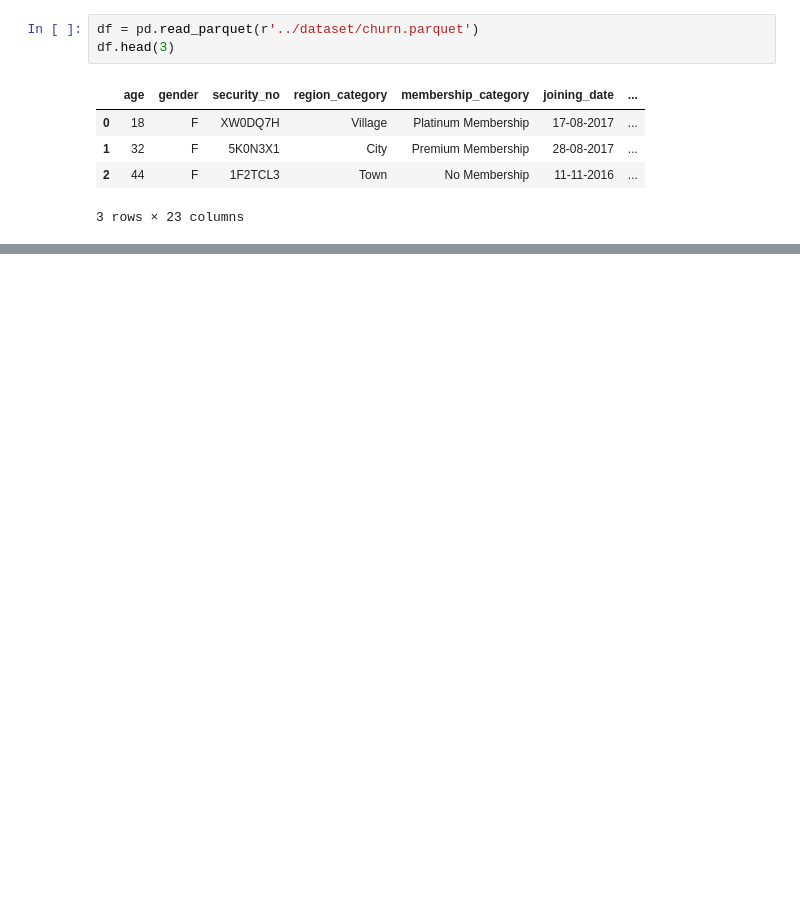
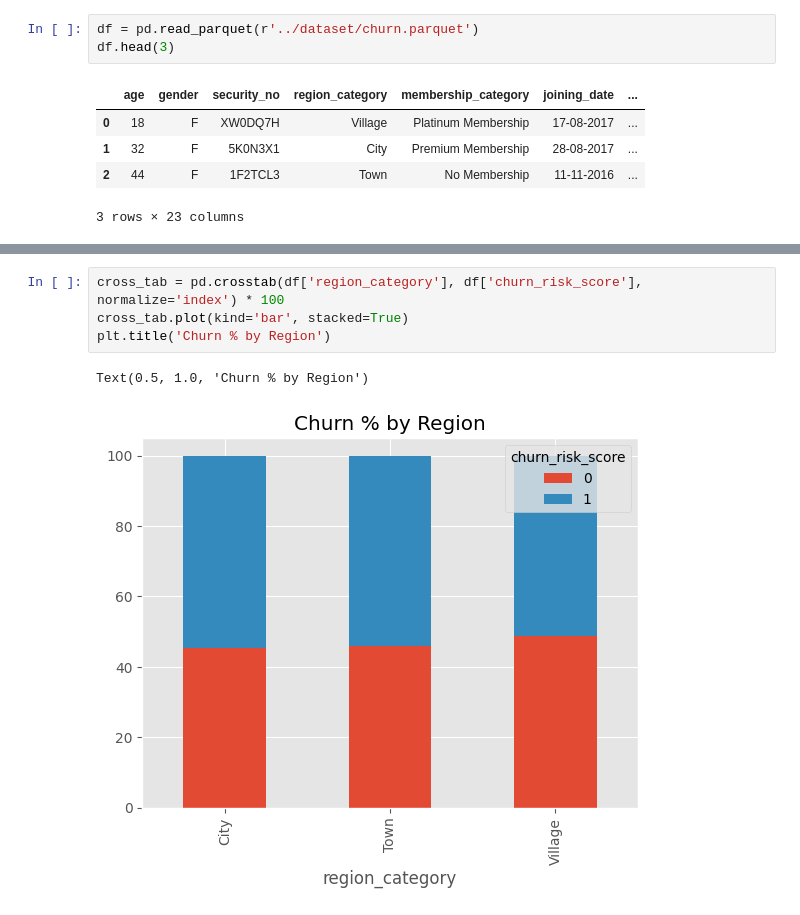
Before and after one commit to AshutoshsinghIndore/customer-churn-model, a Jupyter notebook: Notebook/Notebook.ipynb, the cells around one changed output, grey strips where cells are left out. Saved outputs shown, nothing was run; the diff lists cells and outputs as text; blank space fills up the shorter version.

```diff
--- a/Notebook/Notebook.ipynb
+++ b/Notebook/Notebook.ipynb
@@ -32,0 +101,7 @@ def list_feature_values(df):
+# %%
+cross_tab = pd.crosstab(df['region_category'], df['churn_risk_score'], normalize='index') * 100
+cross_tab.plot(kind='bar', stacked=True)
+plt.title('Churn % by Region')
+# %% [output]
+Text(0.5, 1.0, 'Churn % by Region')
+[figure, added]
```
Also changed, not shown: parts of 8 cells of this notebook.
